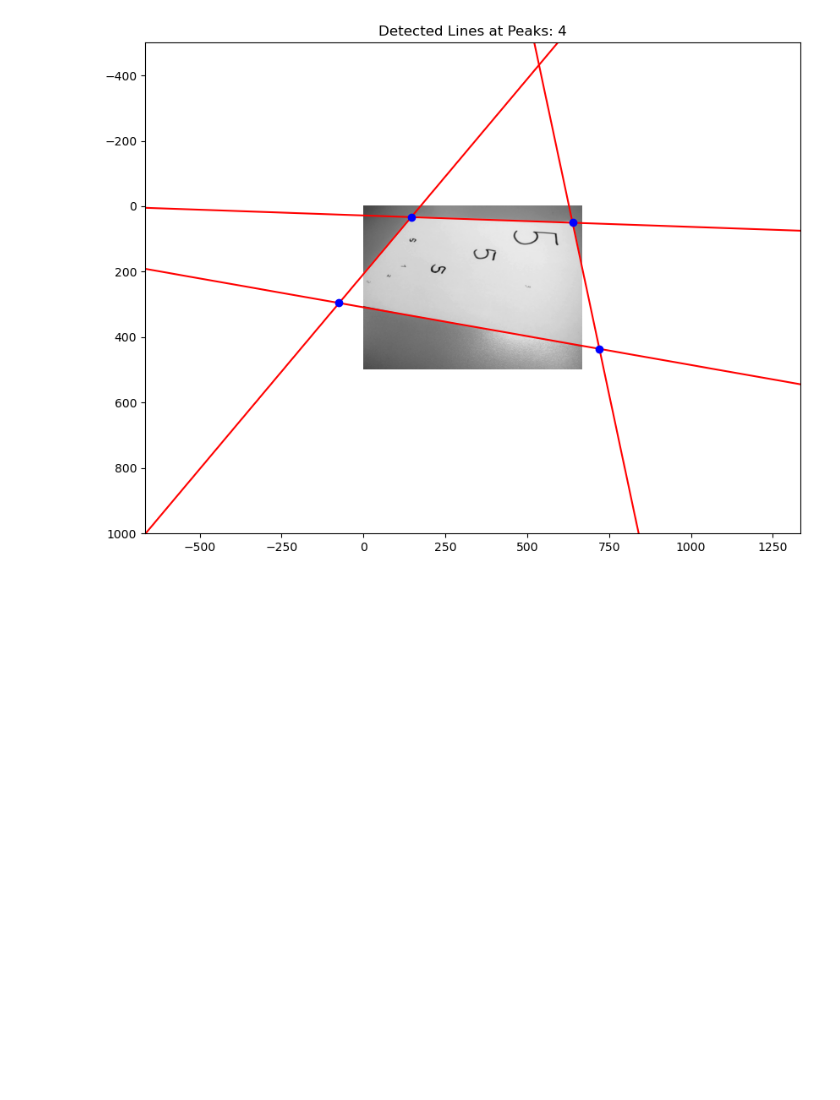
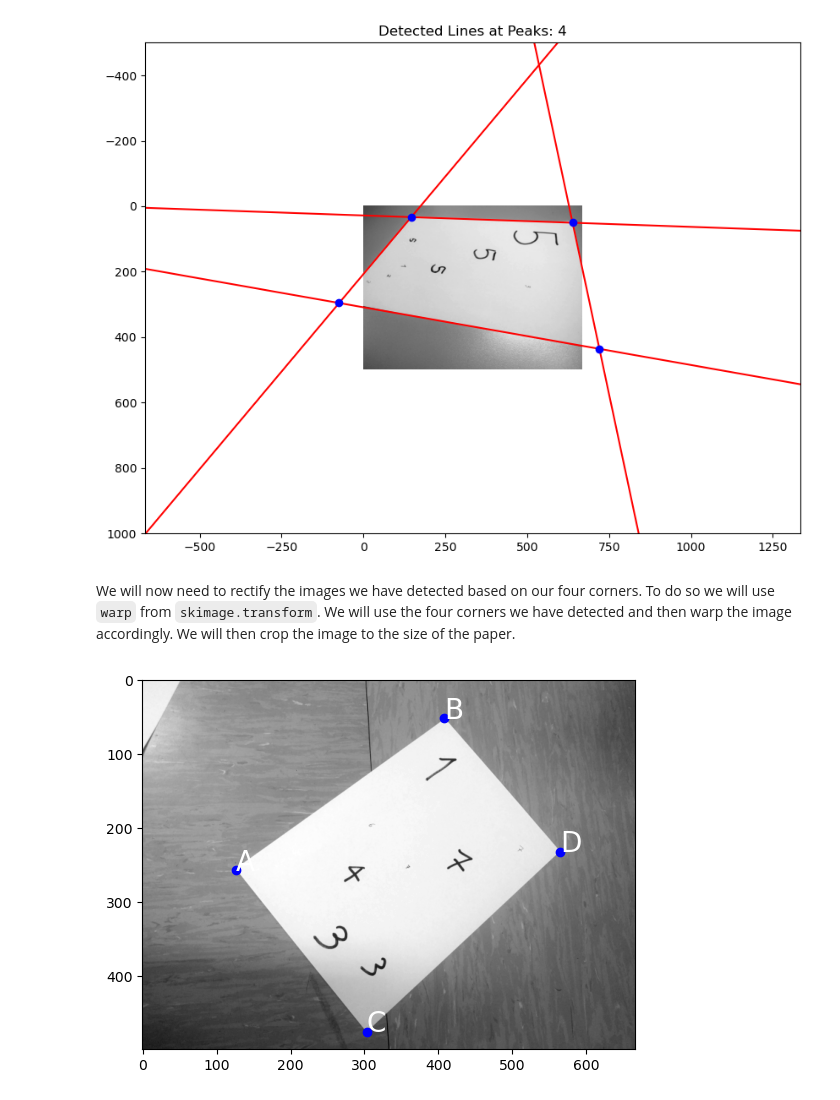
Before and after one commit to dennisshushackost/ComputerVision, a Jupyter notebook: Exercises to hand in/Exercise1.ipynb, the cells around one changed output. Drawn from its saved outputs; the diff is of its cells as text; code cells hidden in the pictures; blank space fills up the shorter version.

```diff
--- a/Exercises to hand in/Exercise1.ipynb
+++ b/Exercises to hand in/Exercise1.ipynb
@@ -302,17 +303,45 @@ def plot_hough_lines_and_intersections(im, sigma=2, low_threshold=0.0, high_thre
     plt.title(f"Detected Lines at Peaks: {peaks}")
     plt.show()
 
+    return filtered_intersections
+
 # Example usage:
 # Assuming you have a list of images named 'images'
 # for im in images:
-plot_hough_lines_and_intersections(im1)
-plot_hough_lines_and_intersections(im2)
-plot_hough_lines_and_intersections(im3)
-plot_hough_lines_and_intersections(im4)
-plot_hough_lines_and_intersections(im5)
+intersection_1 = plot_hough_lines_and_intersections(im1)
+intersection_2 = plot_hough_lines_and_intersections(im2)
+intersection_3 = plot_hough_lines_and_intersections(im3)
+intersection_4 = plot_hough_lines_and_intersections(im4)
+intersection_5 = plot_hough_lines_and_intersections(im5)
 # %% [output]
 [figure]
 [figure]
 [figure]
 [figure]
 [figure]
+# %% [markdown]
+We will now need to rectify the images we have detected based on our four corners. To do so we will use
+`warp` from `skimage.transform`. We will use the four corners we have detected and then warp the image accordingly. We will then crop the image to the size of the paper.
+# %%
+import skimage
+import skimage.io
+import skimage.transform
+
+
+#  Show image 1:
+plt.imshow(im1, cmap='gray')
+plt.plot(intersection_1[0][0], intersection_1[0][1], 'bo')
+plt.text(intersection_1[0][0], intersection_1[0][1], "A", color='white', size=20)
+plt.plot(intersection_1[1][0], intersection_1[1][1], 'bo')
+plt.text(intersection_1[1][0], intersection_1[1][1], "B", color='white', size=20)
+plt.plot(intersection_1[2][0], intersection_1[2][1], 'bo')
+plt.text(intersection_1[2][0], intersection_1[2][1], "C", color='white', size=20)
+plt.plot(intersection_1[3][0], intersection_1[3][1], 'bo')
+plt.text(intersection_1[3][0], intersection_1[3][1], "D", color='white', size=20)
+plt.show()
+
+# Shape of a paper is 210mm x 297mm. We want 10 pixels/mm thus 2100 x 2970 pixels
+w,h = 2100, 2970
+A = np.array([intersection_1[0][0], intersection_1[0][1], 1])
+# %% [output]
+[figure, added]
```
Also changed, not shown: parts of 7 cells of this notebook.
